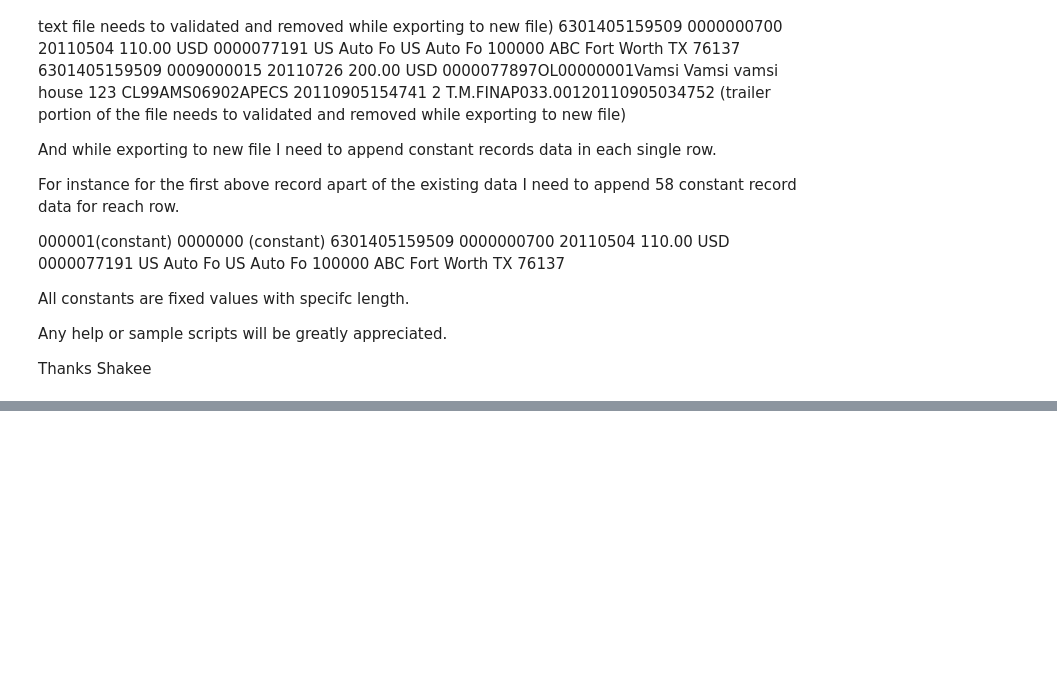
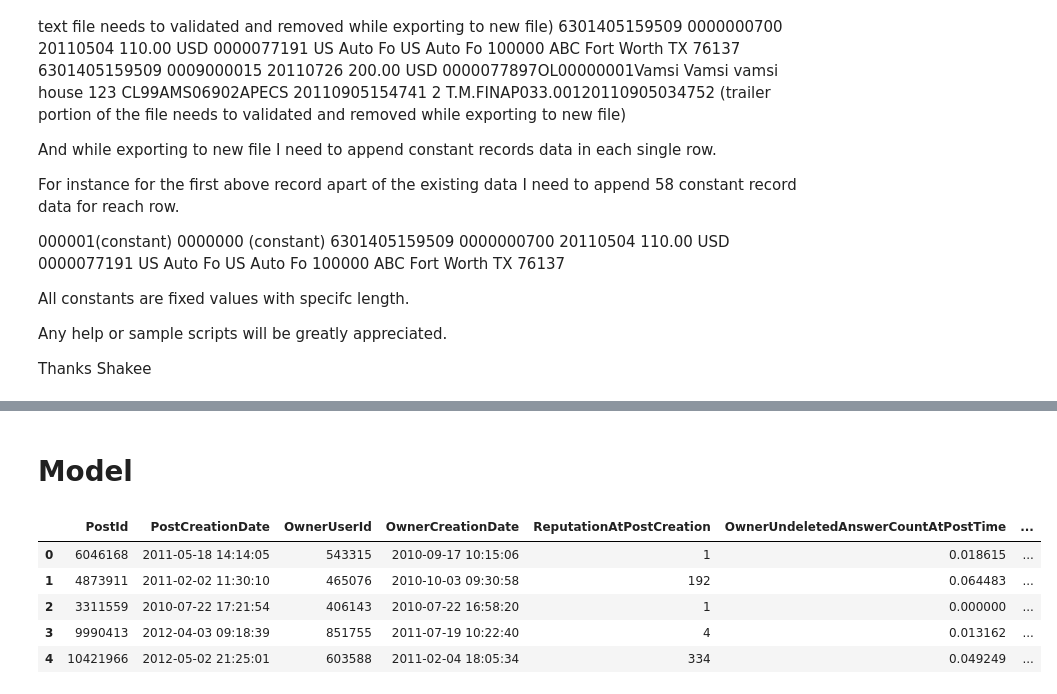
Before and after one commit to alexanderdaffara/Stack-Overflow-Post-Moderation-Using-Deep-NLP, a Jupyter notebook: EDA.ipynb, the cells around one changed output, grey strips where cells are left out. Saved outputs shown, nothing was run; the diff lists cells and outputs as text; code cells hidden in the pictures; blank space fills up the shorter version.

```diff
--- a/EDA.ipynb
+++ b/EDA.ipynb
@@ -112,2 +122,10 @@ num_outliers 21814
+# %%
+mask = df[['Tag1','Tag2','Tag3','Tag4','Tag5','Title','BodyMarkdown']].isna()
+tag_values = ma.masked_array(df[['Tag1','Tag2','Tag3','Tag4','Tag5','Title','BodyMarkdown']], mask=mask)
+df['Text'] = [". ".join(row_tags.compressed()) for row_tags in tag_values]
+# %%
+# make title and body word count features
+df['title_wc'] = df.Title.map(lambda x: len(x.split()))
+df['body_wc'] = df.BodyMarkdown.map(lambda x: len(x.split()))
 # %% [markdown]
 # Title
@@ -230,0 +269,11 @@ Shakee
+# %% [markdown]
+# Model
+# %%
+df.head()
+# %% [output]
+|  | PostId | PostCreationDate | OwnerUserId | OwnerCreationDate | ReputationAtPostCreation | OwnerUndeletedAnswerCountAtPostTime | ... |
+| 0 | 6046168 | 2011-05-18 14:14:05 | 543315 | 2010-09-17 10:15:06 | 1 | 0.018615 | ... |
+| 1 | 4873911 | 2011-02-02 11:30:10 | 465076 | 2010-10-03 09:30:58 | 192 | 0.064483 | ... |
+| 2 | 3311559 | 2010-07-22 17:21:54 | 406143 | 2010-07-22 16:58:20 | 1 | 0.000000 | ... |
+| 3 | 9990413 | 2012-04-03 09:18:39 | 851755 | 2011-07-19 10:22:40 | 4 | 0.013162 | ... |
+| 4 | 10421966 | 2012-05-02 21:25:01 | 603588 | 2011-02-04 18:05:34 | 334 | 0.049249 | ... |
```
Also changed, not shown: parts of 10 cells of this notebook, 2 other files.
